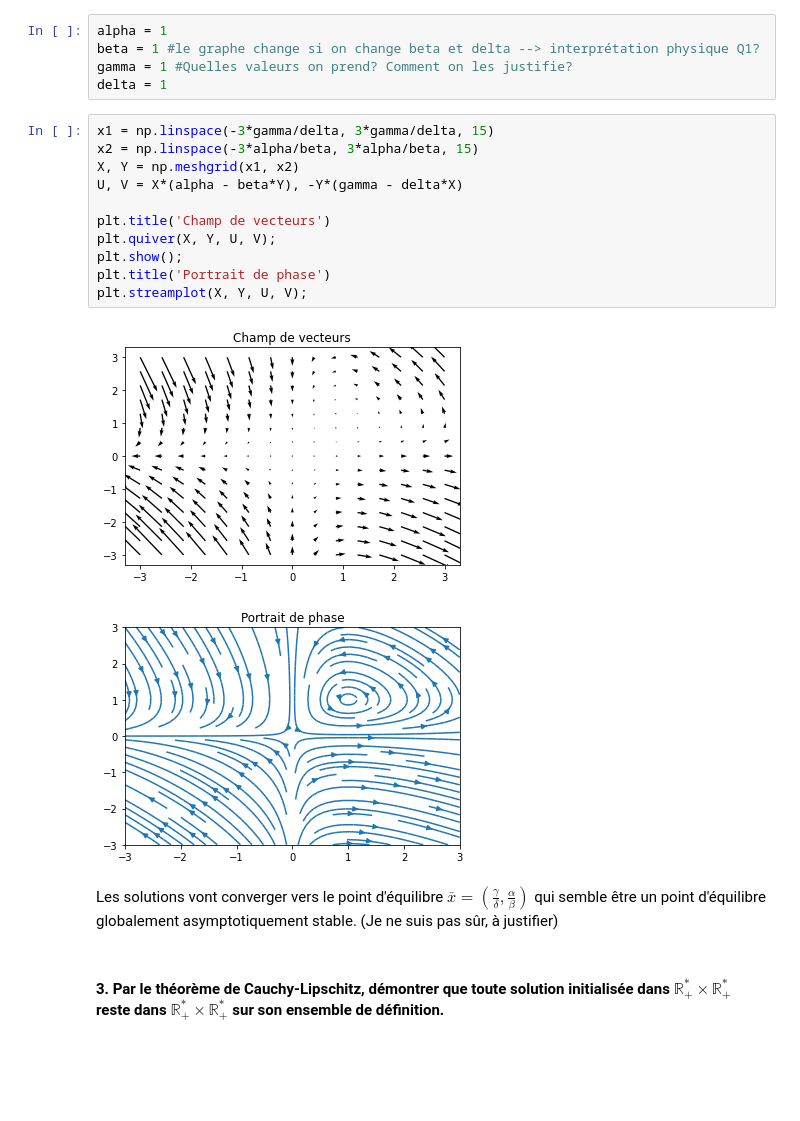
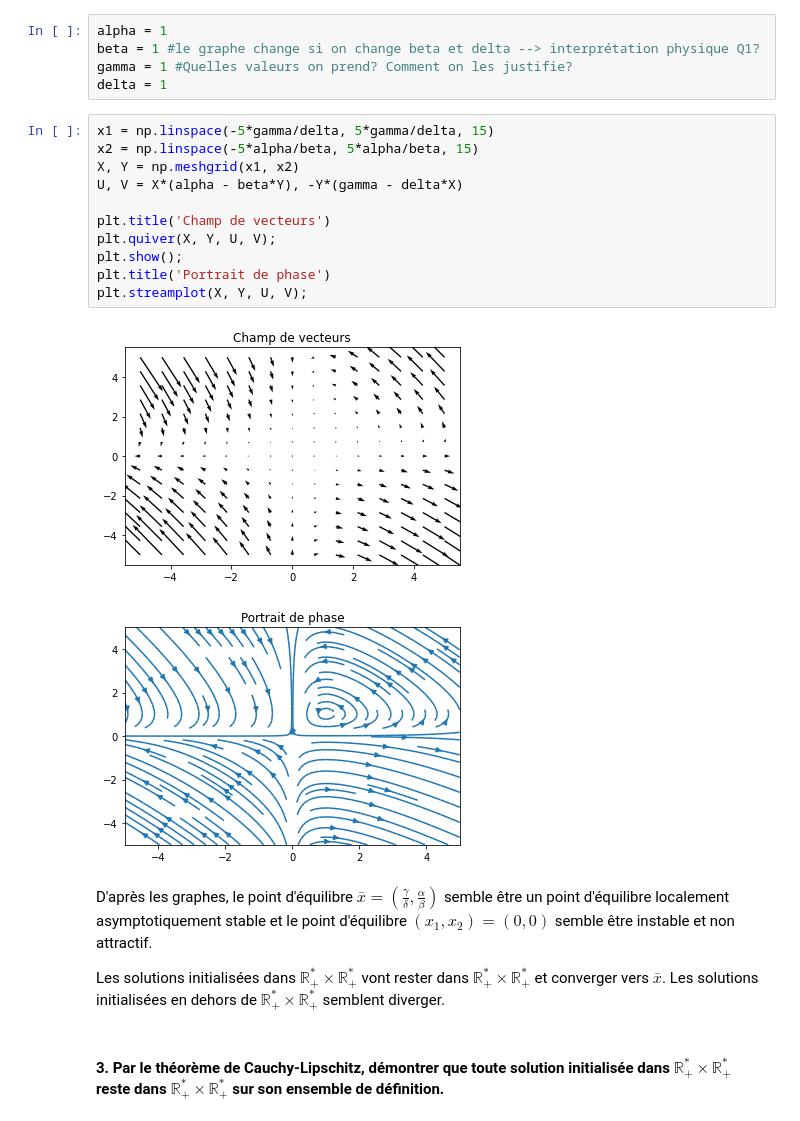
Before and after one commit to Martin-GE/projet_equa_diff, a Jupyter notebook: Projet équations différentielles.ipynb, the cells around one changed output. Cells and saved outputs as stored; diff of their text form; blank space fills up the shorter version.

```diff
--- a/Projet équations différentielles.ipynb
+++ b/Projet équations différentielles.ipynb
@@ -75,21 +75,23 @@ beta = 1 #le graphe change si on change beta et delta --> interprétation physiq
 gamma = 1 #Quelles valeurs on prend? Comment on les justifie?
 delta = 1
 # %%
-x1 = np.linspace(-3*gamma/delta, 3*gamma/delta, 15)
-x2 = np.linspace(-3*alpha/beta, 3*alpha/beta, 15)
+x1 = np.linspace(-5*gamma/delta, 5*gamma/delta, 15)
+x2 = np.linspace(-5*alpha/beta, 5*alpha/beta, 15)
 X, Y = np.meshgrid(x1, x2)
 U, V = X*(alpha - beta*Y), -Y*(gamma - delta*X)
 
 plt.title('Champ de vecteurs')
 plt.quiver(X, Y, U, V);
 plt.show();
 plt.title('Portrait de phase')
 plt.streamplot(X, Y, U, V);
 # %% [output]
-[figure, old version]
+[figure, new version]
-[figure, old version]
+[figure, new version]
-# %% [markdown]
-Les solutions vont converger vers le point d'équilibre $\bar{x} = (\frac{\gamma}{\delta}, \frac{\alpha}{\beta})$ qui semble être un point d'équilibre globalement asymptotiquement stable. (Je ne suis pas sûr, à justifier)
+# %% [markdown]
+D'après les graphes, le point d'équilibre $\bar{x} = (\frac{\gamma}{\delta}, \frac{\alpha}{\beta})$ semble être un point d'équilibre localement asymptotiquement stable et le point d'équilibre $(x_1, x_2) = (0, 0)$ semble être instable et non attractif.
+
+Les solutions initialisées dans $\mathbb{R}_{+}^{*} \times \mathbb{R}_{+}^{*}$ vont rester dans $\mathbb{R}_{+}^{*} \times \mathbb{R}_{+}^{*}$ et converger vers $\bar{x}$. Les solutions initialisées en dehors de $\mathbb{R}_{+}^{*} \times \mathbb{R}_{+}^{*}$ semblent diverger.
 # %% [markdown]
 #### 3. Par le théorème de Cauchy-Lipschitz, démontrer que toute solution initialisée dans $\mathbb{R}_{+}^{*} \times \mathbb{R}_{+}^{*}$ reste dans $\mathbb{R}_{+}^{*} \times \mathbb{R}_{+}^{*}$ sur son ensemble de définition.
 # %% [markdown]
```
